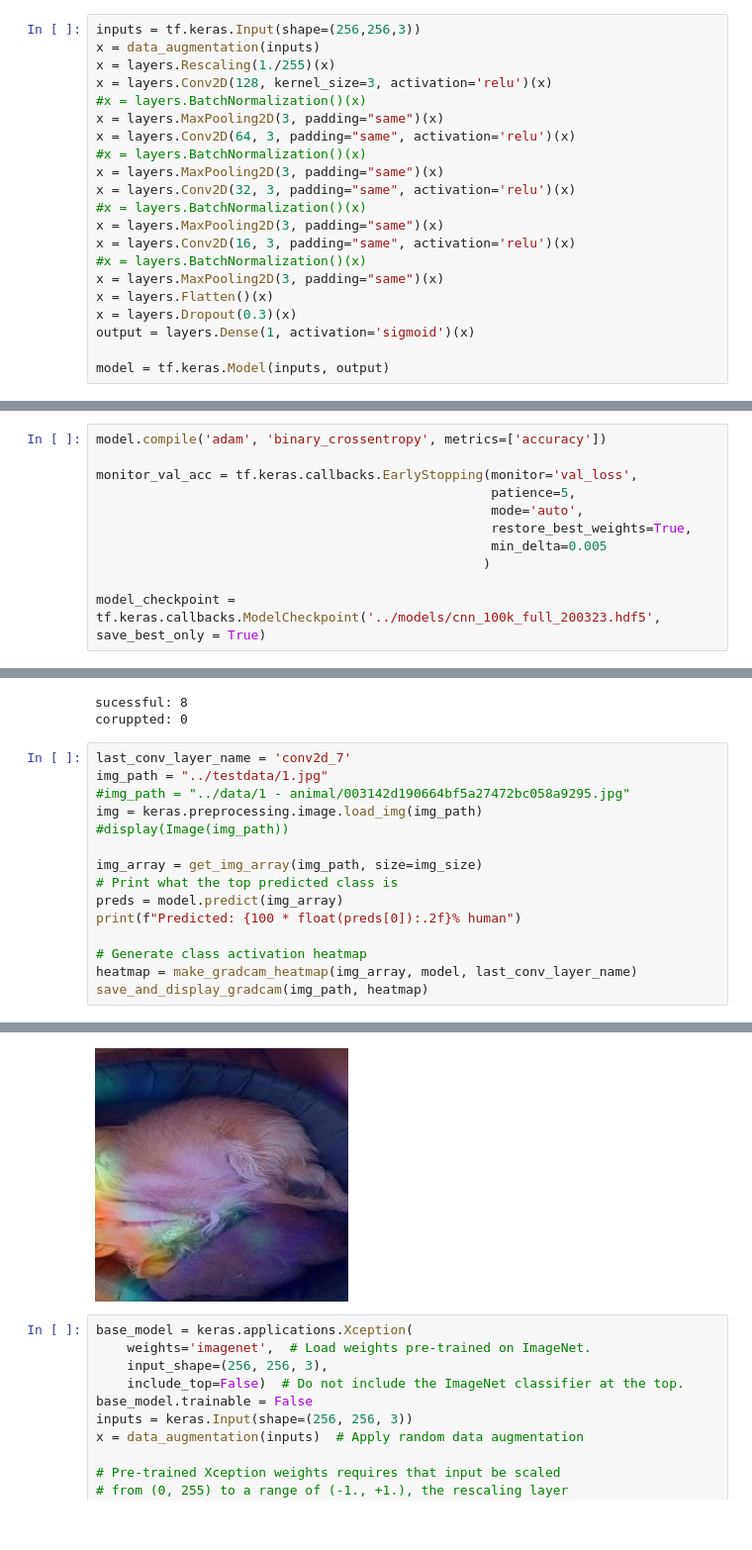
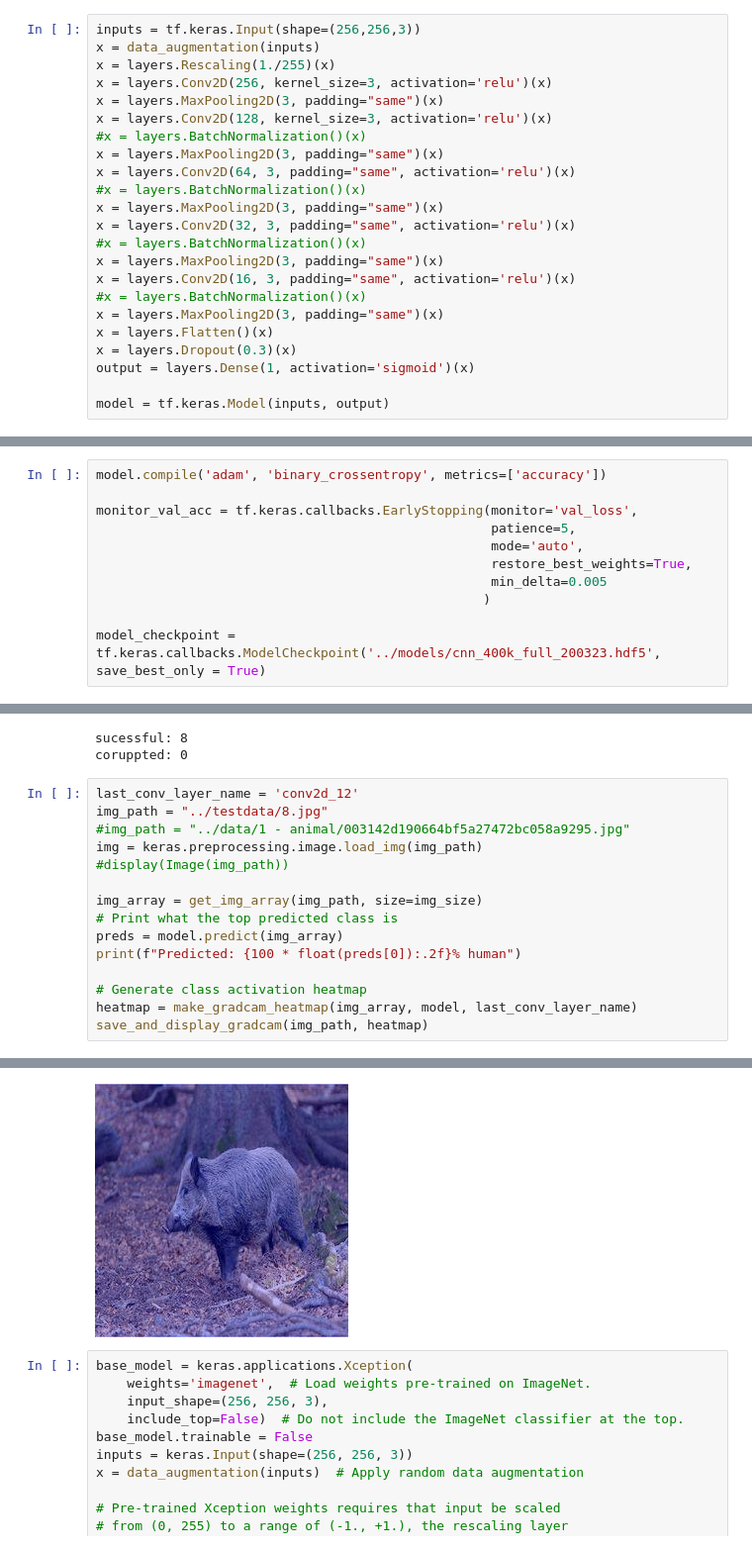
Before and after one commit to BredaUniversityADSAI/2022-23c-1fcmgt-reg-ai-01-HubertWalenczak220817, a Jupyter notebook: Week4/Creative-Brief-CNN.ipynb, the cells around one changed output, grey strips where cells are left out. Shown at 99% size. Drawn from its saved outputs; the diff is of its cells as text.

```diff
--- a/Week4/Creative-Brief-CNN.ipynb
+++ b/Week4/Creative-Brief-CNN.ipynb
@@ -279,6 +279,8 @@ data_augmentation = keras.Sequential(
 inputs = tf.keras.Input(shape=(256,256,3))
 x = data_augmentation(inputs)
 x = layers.Rescaling(1./255)(x)
+x = layers.Conv2D(256, kernel_size=3, activation='relu')(x)
+x = layers.MaxPooling2D(3, padding="same")(x)
 x = layers.Conv2D(128, kernel_size=3, activation='relu')(x)
 #x = layers.BatchNormalization()(x)
 x = layers.MaxPooling2D(3, padding="same")(x)
@@ -336,7 +338,7 @@ monitor_val_acc = tf.keras.callbacks.EarlyStopping(monitor='val_loss',
                                                    min_delta=0.005
                                                   )
 
-model_checkpoint = tf.keras.callbacks.ModelCheckpoint('../models/cnn_100k_full_200323.hdf5', save_best_only = True)
+model_checkpoint = tf.keras.callbacks.ModelCheckpoint('../models/cnn_400k_full_200323.hdf5', save_best_only = True)
 # %%
 h = model.fit(train_ds, validation_data = val_ds, epochs = 1000, callbacks=[monitor_val_acc, model_checkpoint])
 # %% [output]
@@ -500,8 +502,8 @@ print("coruppted: " + str(corrupt))
 sucessful: 8
 coruppted: 0
 # %%
-last_conv_layer_name = 'conv2d_7'
-img_path = "../testdata/1.jpg"
+last_conv_layer_name = 'conv2d_12'
+img_path = "../testdata/8.jpg"
 #img_path = "../data/1 - animal/003142d190664bf5a27472bc058a9295.jpg"
 img = keras.preprocessing.image.load_img(img_path)
 #display(Image(img_path))
@@ -519,4 +521,4 @@ Predicted: 67.65% human
-[figure, old version]
+[figure, new version]
 # %%
 base_model = keras.applications.Xception(
     weights='imagenet',  # Load weights pre-trained on ImageNet.
```
Also changed, not shown: parts of 5 cells of this notebook, 1 other file.
